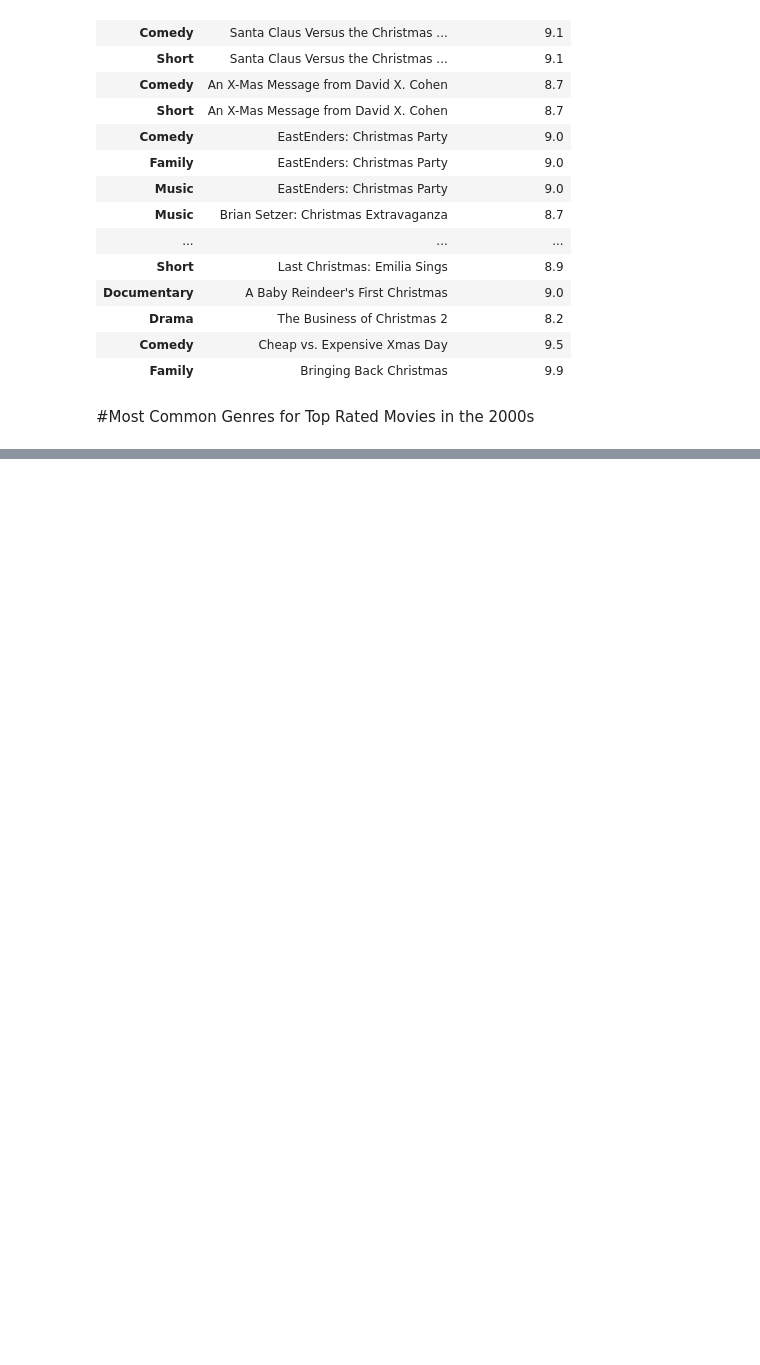
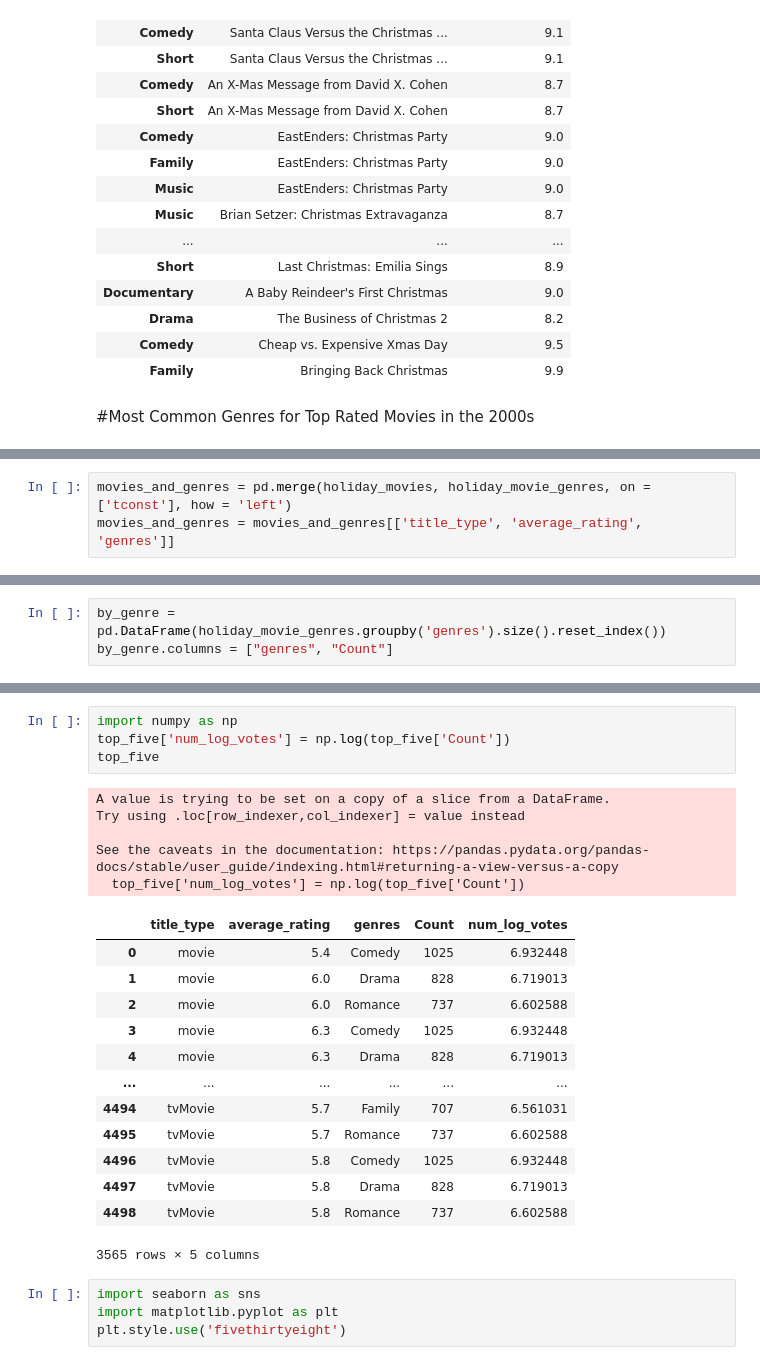
Before and after one commit to ssdanl/ssdanl.github.io, a Jupyter notebook: posts/holiday_movies/Holiday_Movie_Blog.ipynb, the cells around one changed output, grey strips where cells are left out. Drawn from its saved outputs; the diff is of its cells as text; blank space fills up the shorter version.

```diff
--- a/posts/holiday_movies/Holiday_Movie_Blog.ipynb
+++ b/posts/holiday_movies/Holiday_Movie_Blog.ipynb
@@ -137,0 +143,3 @@ dtype: int64
+# %%
+movies_and_genres = pd.merge(holiday_movies, holiday_movie_genres, on = ['tconst'], how = 'left')
+movies_and_genres = movies_and_genres[['title_type', 'average_rating', 'genres']]
@@ -137,0 +162,3 @@ dtype: int64
+# %%
+by_genre = pd.DataFrame(holiday_movie_genres.groupby('genres').size().reset_index())
+by_genre.columns = ["genres", "Count"]
@@ -137,0 +221,27 @@ dtype: int64
+# %%
+import numpy as np
+top_five['num_log_votes'] = np.log(top_five['Count'])
+top_five
+# %% [output]
+A value is trying to be set on a copy of a slice from a DataFrame.
+Try using .loc[row_indexer,col_indexer] = value instead
+
+See the caveats in the documentation: https://pandas.pydata.org/pandas-docs/stable/user_guide/indexing.html#returning-a-view-versus-a-copy
+  top_five['num_log_votes'] = np.log(top_five['Count'])
+|  | title_type | average_rating | genres | Count | num_log_votes |
+| 0 | movie | 5.4 | Comedy | 1025 | 6.932448 |
+| 1 | movie | 6.0 | Drama | 828 | 6.719013 |
+| 2 | movie | 6.0 | Romance | 737 | 6.602588 |
+| 3 | movie | 6.3 | Comedy | 1025 | 6.932448 |
+| 4 | movie | 6.3 | Drama | 828 | 6.719013 |
+| ... | ... | ... | ... | ... | ... |
+| 4494 | tvMovie | 5.7 | Family | 707 | 6.561031 |
+| 4495 | tvMovie | 5.7 | Romance | 737 | 6.602588 |
+| 4496 | tvMovie | 5.8 | Comedy | 1025 | 6.932448 |
+| 4497 | tvMovie | 5.8 | Drama | 828 | 6.719013 |
+| 4498 | tvMovie | 5.8 | Romance | 737 | 6.602588 |
+3565 rows × 5 columns
+# %%
+import seaborn as sns
+import matplotlib.pyplot as plt
+plt.style.use('fivethirtyeight')
```
Also changed, not shown: parts of 9 cells of this notebook, 13 other files.
